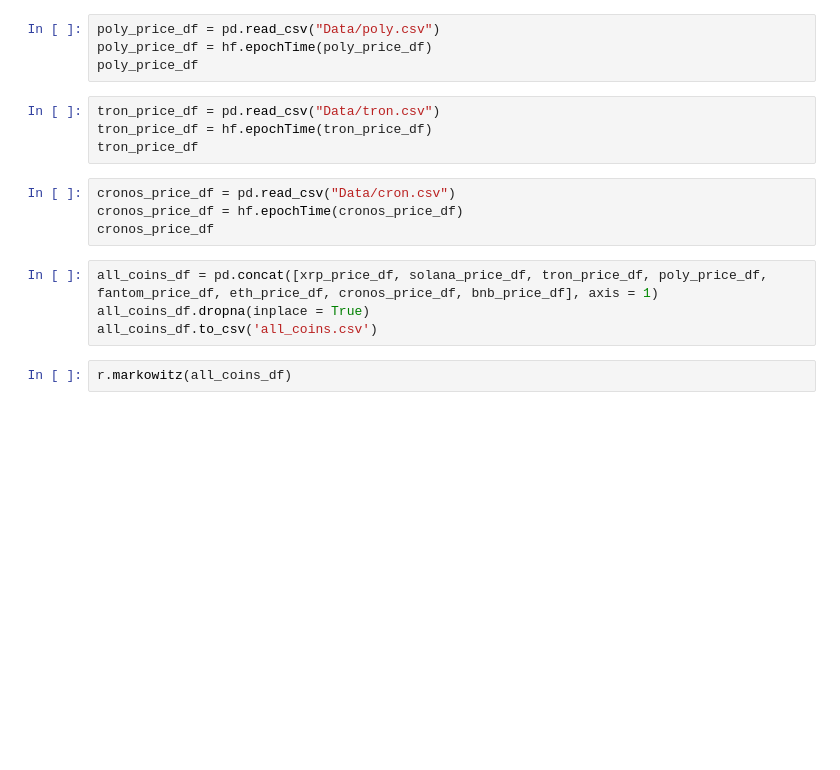
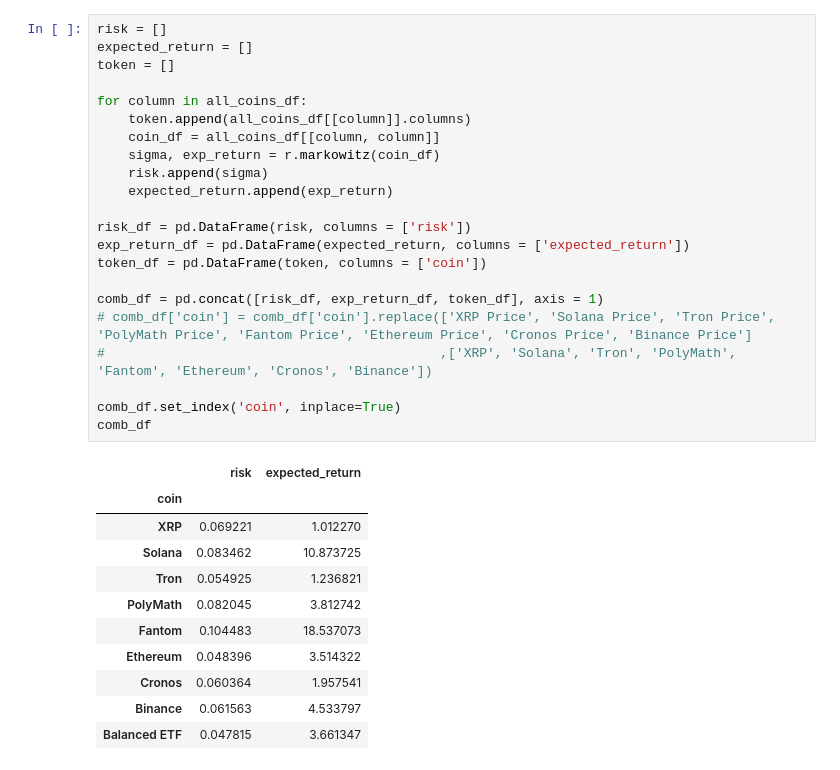
Before and after one commit to bleachevil/Classwork, a Jupyter notebook: main.ipynb, the cells around one changed output. Saved outputs shown, nothing was run; the diff lists cells and outputs as text; blank space fills up the shorter version.

```diff
--- a/main.ipynb
+++ b/main.ipynb
@@ -122,18 +49,34 @@ fantom_price_df
-# %%
-poly_price_df = pd.read_csv("Data/poly.csv")
-poly_price_df = hf.epochTime(poly_price_df)
-poly_price_df
-# %%
-tron_price_df = pd.read_csv("Data/tron.csv")
-tron_price_df = hf.epochTime(tron_price_df)
-tron_price_df
-# %%
-cronos_price_df = pd.read_csv("Data/cron.csv")
-cronos_price_df = hf.epochTime(cronos_price_df)
-cronos_price_df
-# %%
-all_coins_df = pd.concat([xrp_price_df, solana_price_df, tron_price_df, poly_price_df, fantom_price_df, eth_price_df, cronos_price_df, bnb_price_df], axis = 1)
-all_coins_df.dropna(inplace = True)
-all_coins_df.to_csv('all_coins.csv')
-# %%
-r.markowitz(all_coins_df)
+# %%
+risk = []
+expected_return = []
+token = []
+
+for column in all_coins_df:
+    token.append(all_coins_df[[column]].columns)
+    coin_df = all_coins_df[[column, column]]
+    sigma, exp_return = r.markowitz(coin_df)
+    risk.append(sigma)
+    expected_return.append(exp_return)
+
+risk_df = pd.DataFrame(risk, columns = ['risk'])
+exp_return_df = pd.DataFrame(expected_return, columns = ['expected_return'])
+token_df = pd.DataFrame(token, columns = ['coin'])
+
+comb_df = pd.concat([risk_df, exp_return_df, token_df], axis = 1)
+# comb_df['coin'] = comb_df['coin'].replace(['XRP Price', 'Solana Price', 'Tron Price', 'PolyMath Price', 'Fantom Price', 'Ethereum Price', 'Cronos Price', 'Binance Price']
+#                                           ,['XRP', 'Solana', 'Tron', 'PolyMath', 'Fantom', 'Ethereum', 'Cronos', 'Binance'])
+
+comb_df.set_index('coin', inplace=True)
+comb_df
+# %% [output]
+|  | risk | expected_return |
+| coin |  |  |
+| XRP | 0.069221 | 1.012270 |
+| Solana | 0.083462 | 10.873725 |
+| Tron | 0.054925 | 1.236821 |
+| PolyMath | 0.082045 | 3.812742 |
+| Fantom | 0.104483 | 18.537073 |
+| Ethereum | 0.048396 | 3.514322 |
+| Cronos | 0.060364 | 1.957541 |
+| Binance | 0.061563 | 4.533797 |
+| Balanced ETF | 0.047815 | 3.661347 |
```
Also changed, not shown: parts of 19 cells of this notebook, 4 other files.
